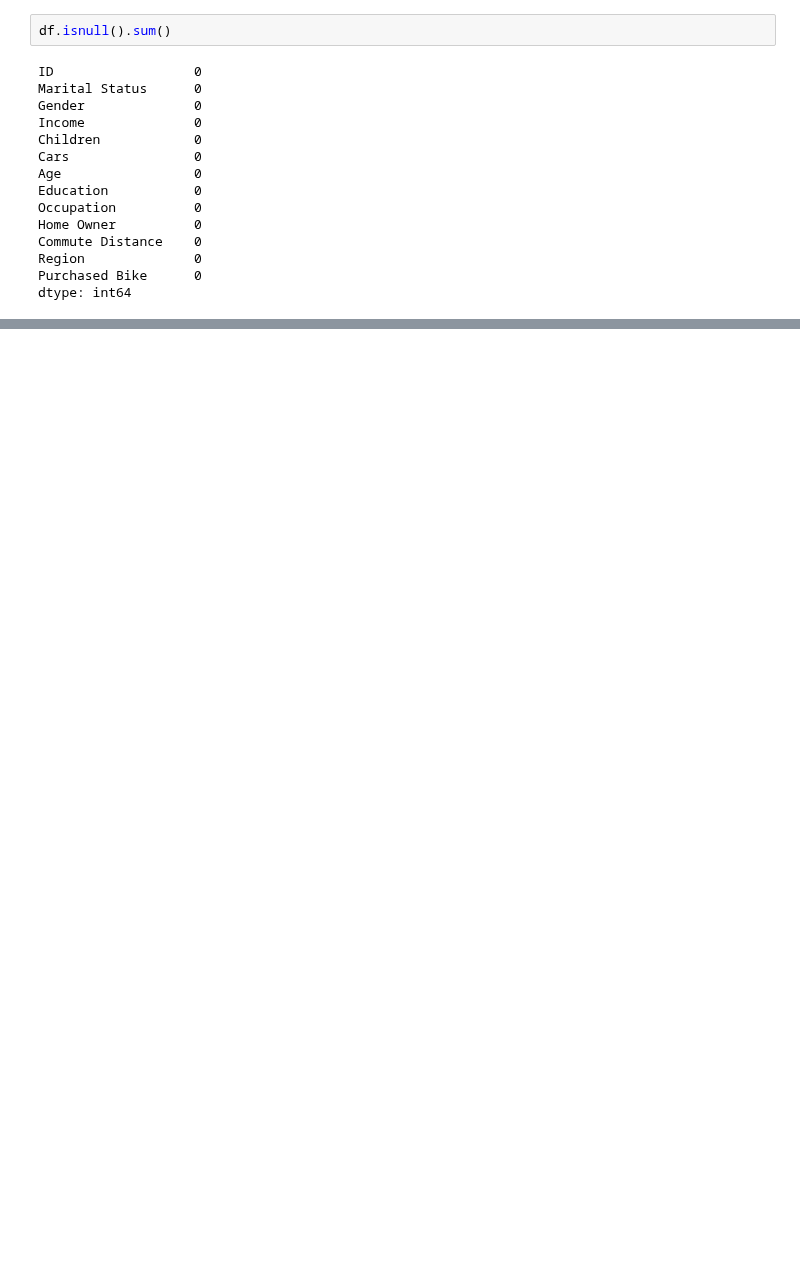
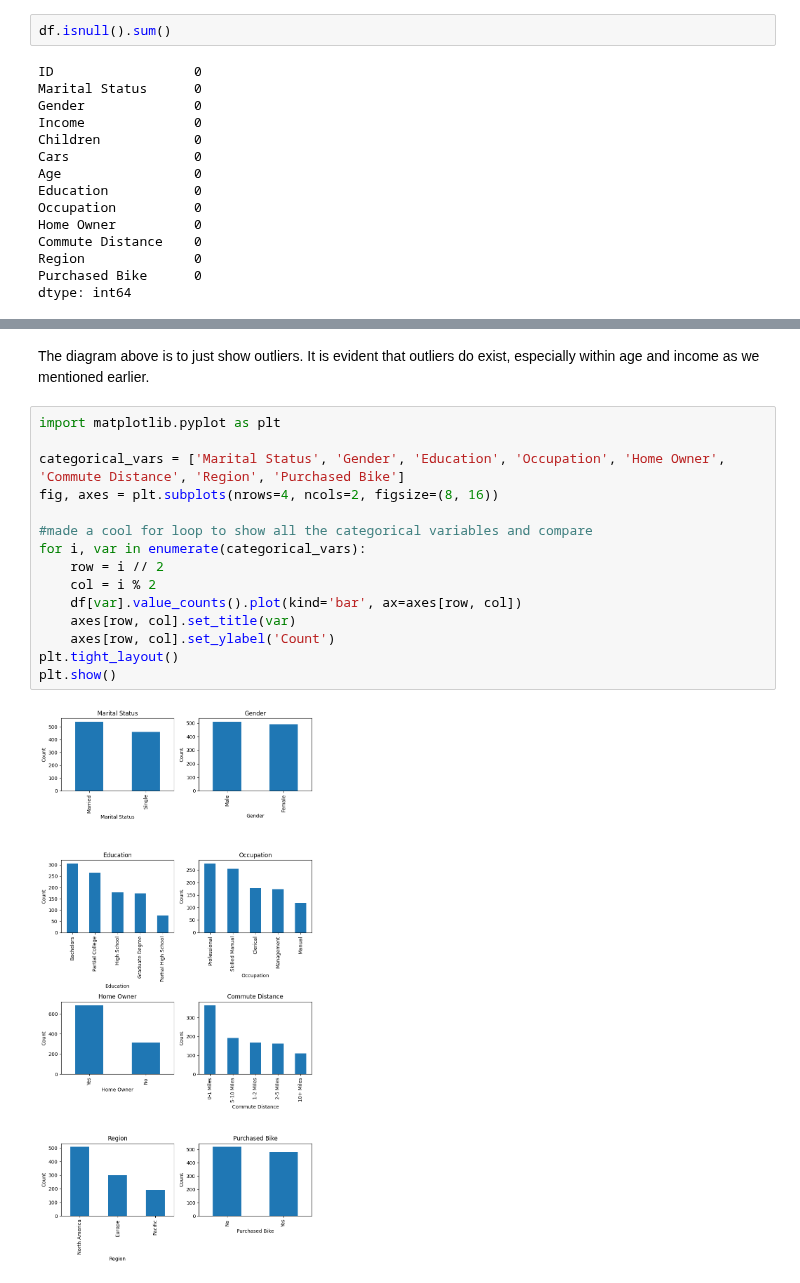
Before and after one commit to DanLightner/BUSA321, a Jupyter notebook: BUSA321/bikebuyers_Lightner.ipynb, the cells around one changed output, grey strips where cells are left out. Saved outputs shown, nothing was run; the diff lists cells and outputs as text; blank space fills up the shorter version.

Commit message:
finished assignment regarding bike buyers
followed the assignment details

```diff
--- a/BUSA321/bikebuyers_Lightner.ipynb
+++ b/BUSA321/bikebuyers_Lightner.ipynb
@@ -83,0 +112,19 @@ need to add more
+# %% [markdown]
+The diagram above is to just show outliers. It is evident that outliers do exist, especially within age and income as we mentioned earlier.
+# %%
+import matplotlib.pyplot as plt
+
+categorical_vars = ['Marital Status', 'Gender', 'Education', 'Occupation', 'Home Owner', 'Commute Distance', 'Region', 'Purchased Bike']
+fig, axes = plt.subplots(nrows=4, ncols=2, figsize=(8, 16))
+
+#made a cool for loop to show all the categorical variables and compare
+for i, var in enumerate(categorical_vars):
+    row = i // 2
+    col = i % 2
+    df[var].value_counts().plot(kind='bar', ax=axes[row, col])
+    axes[row, col].set_title(var)
+    axes[row, col].set_ylabel('Count')
+plt.tight_layout()
+plt.show()
+# %% [output]
+[figure, added]
```
Also changed, not shown: parts of 23 cells of this notebook.
